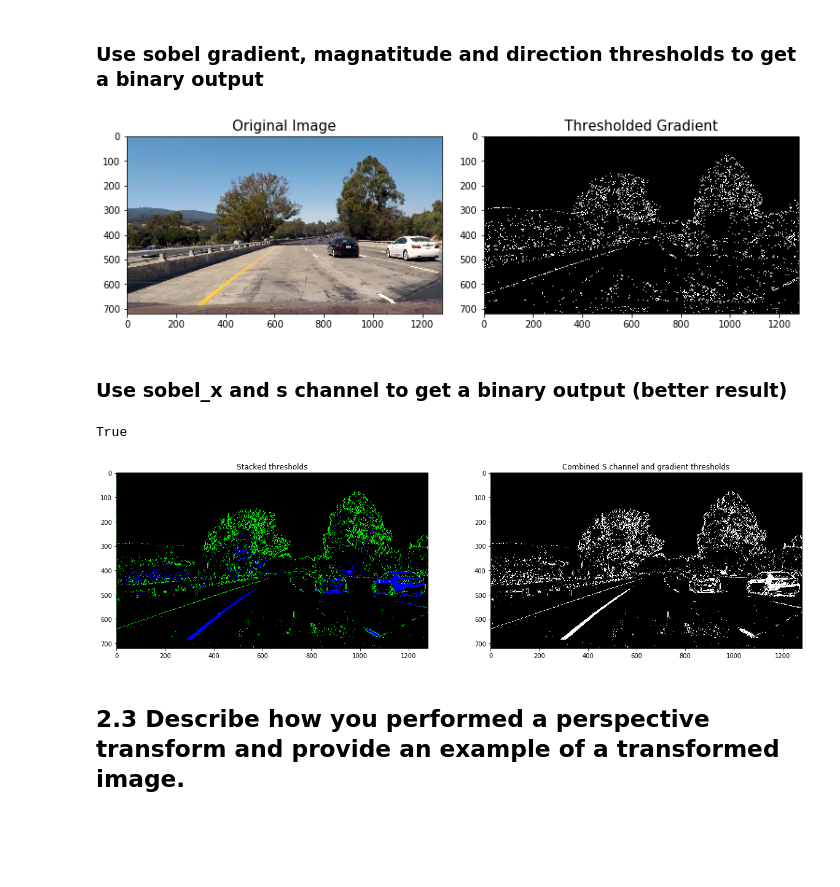
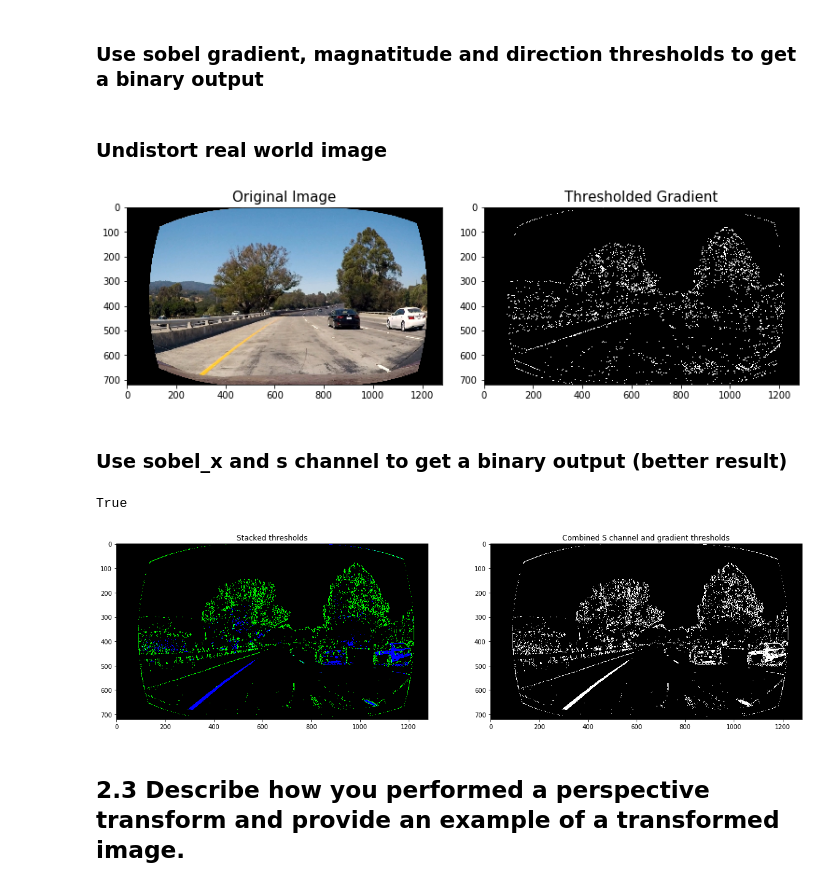
Before and after one commit to mgdreamingstar/CarND-Advanced-Lane-Lines, a Jupyter notebook: Advance-Lane-Lines.ipynb, the cells around one changed output. Saved outputs shown, nothing was run; the diff lists cells and outputs as text; code cells hidden in the pictures; blank space fills up the shorter version.

Commit message:
distortion corrections to real world images

```diff
--- a/Advance-Lane-Lines.ipynb
+++ b/Advance-Lane-Lines.ipynb
@@ -144,7 +144,7 @@ def undistortion5and6(image):
 f, (ax1, ax2) = plt.subplots(1,2,figsize=(10,5))
 ax1.imshow(cv2.imread(image))
 ax1.set_title('Original Image')
-undist_image, a, b = undistortion6(image)
+undist_image, mtx, dist = undistortion6(image)
 ax2.imshow(undist_image)
 ax2.set_title('Undistorted Image')
 cv2.imwrite(camera_cal_dir, undist_image)
@@ -214,33 +214,37 @@ def dir_threshold(image, sobel_kernel=3, thresh=(0, np.pi/2)):
     binary[(dir_gradient >=  min) & (dir_gradient <= max)] = 1
 
     return binary
+# %% [markdown]
+### Undistort real world image
+# %%
+%matplotlib inline
+thresh_im = pipeline_thresh_combine
+
+thresh_image = cv2.undistort(thresh_im,mtx,dist,None,mtx)
 # %%
-%matplotlib inline
-thresh_image = pipeline_thresh_combine
-
 # Choose a Sobel kernel size
 ksize = 3 # Choose a larger odd number to smooth gradient measurements
 
 # Apply each of the thresholding functions
 gradx = abs_sobel_thresh(thresh_image, orient='x', sobel_kernel=ksize, thresh=(30, 100))
 grady = abs_sobel_thresh(thresh_image, orient='y', sobel_kernel=ksize, thresh=(30, 120))
 mag_binary = mag_thresh(thresh_image, sobel_kernel=ksize, mag_thresh=(20, 100))
 dir_binary = dir_threshold(thresh_image, sobel_kernel=ksize, thresh=(0.7, 1.3))
 
 combined = np.zeros_like(dir_binary)
 combined[((gradx == 1) & (grady == 1)) | ((mag_binary == 1) & (dir_binary == 1))] = 1
 combined = np.uint8(255 * combined)
 cv2.imwrite(os.path.abspath(r'.\output_images\combined.jpg'), combined)
 
 f, (ax1, ax2) = plt.subplots(1, 2, figsize=(10, 4))
 f.tight_layout()
 ax1.imshow(cv2.cvtColor(thresh_image,cv2.COLOR_BGR2RGB))
 ax1.set_title('Original Image', fontsize=15)
 ax2.imshow(combined, cmap='gray')
 ax2.set_title('Thresholded Gradient', fontsize=15)
 plt.subplots_adjust(left=0., right=1, top=0.9, bottom=0.)
 # %% [output]
-[figure, old version]
+[figure, new version]
 # %% [markdown]
 ### Use sobel_x and s channel to get a binary output (better result)
 # %%
@@ -283,7 +287,7 @@ def hls_binary(hls_image):
     combined_binary[(s_binary == 1) | (sxbinary == 1)] = 1
     return color_binary, combined_binary
 
-color_binary, combined_binary = hls_binary(pipeline_thresh_combine)
+color_binary, combined_binary = hls_binary(thresh_image)
 # Plotting thresholded images
 f, (ax1, ax2) = plt.subplots(1, 2, figsize=(20,10))
 ax1.set_title('Stacked thresholds')
@@ -296,7 +300,7 @@ combined_binary = np.uint8(255 * combined_binary)
 cv2.imwrite(os.path.abspath(r'.\output_images\combined_hls.jpg'), combined_binary)
 # %% [output]
 True
-[figure, old version]
+[figure, new version]
 # %% [markdown]
 ## 2.3 Describe how you performed a perspective transform and provide an example of a transformed image.
 # %% [markdown]
```
Also changed, not shown: 2 other files.
